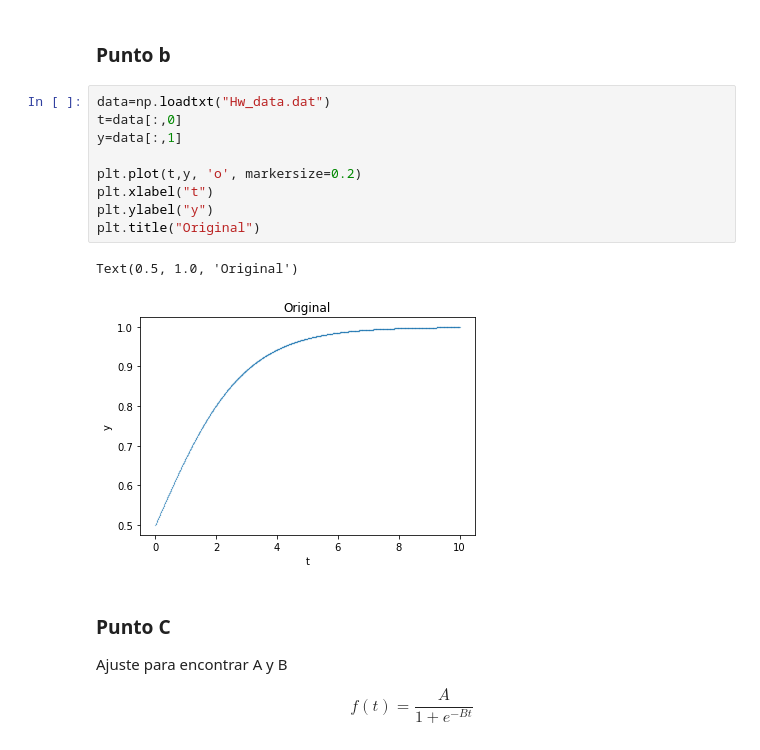
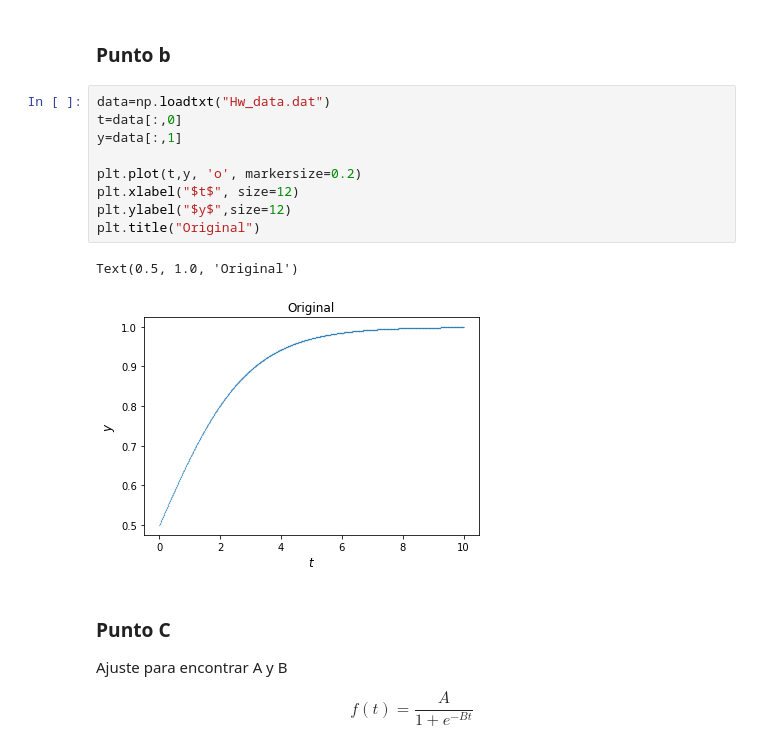
Before and after one commit to ray530/Tarea1MetodosComp20211, a Jupyter notebook: Punto 3.ipynb, the cells around one changed output. Drawn from its saved outputs; the diff is of its cells as text.

```diff
--- a/Punto 3.ipynb
+++ b/Punto 3.ipynb
@@ -9,15 +9,15 @@ from scipy.optimize import curve_fit
 # %%
 data=np.loadtxt("Hw_data.dat")
 t=data[:,0]
 y=data[:,1]
 
 plt.plot(t,y, 'o', markersize=0.2)
-plt.xlabel("t")
-plt.ylabel("y")
+plt.xlabel("$t$", size=12)
+plt.ylabel("$y$",size=12)
 plt.title("Original")
 # %% [output]
 Text(0.5, 1.0, 'Original')
-[figure, old version]
+[figure, new version]
 # %% [markdown]
 ### Punto C
 <p> Ajuste para encontrar A y B </p>
```
Also changed, not shown: parts of 2 cells of this notebook, 2 other files.
